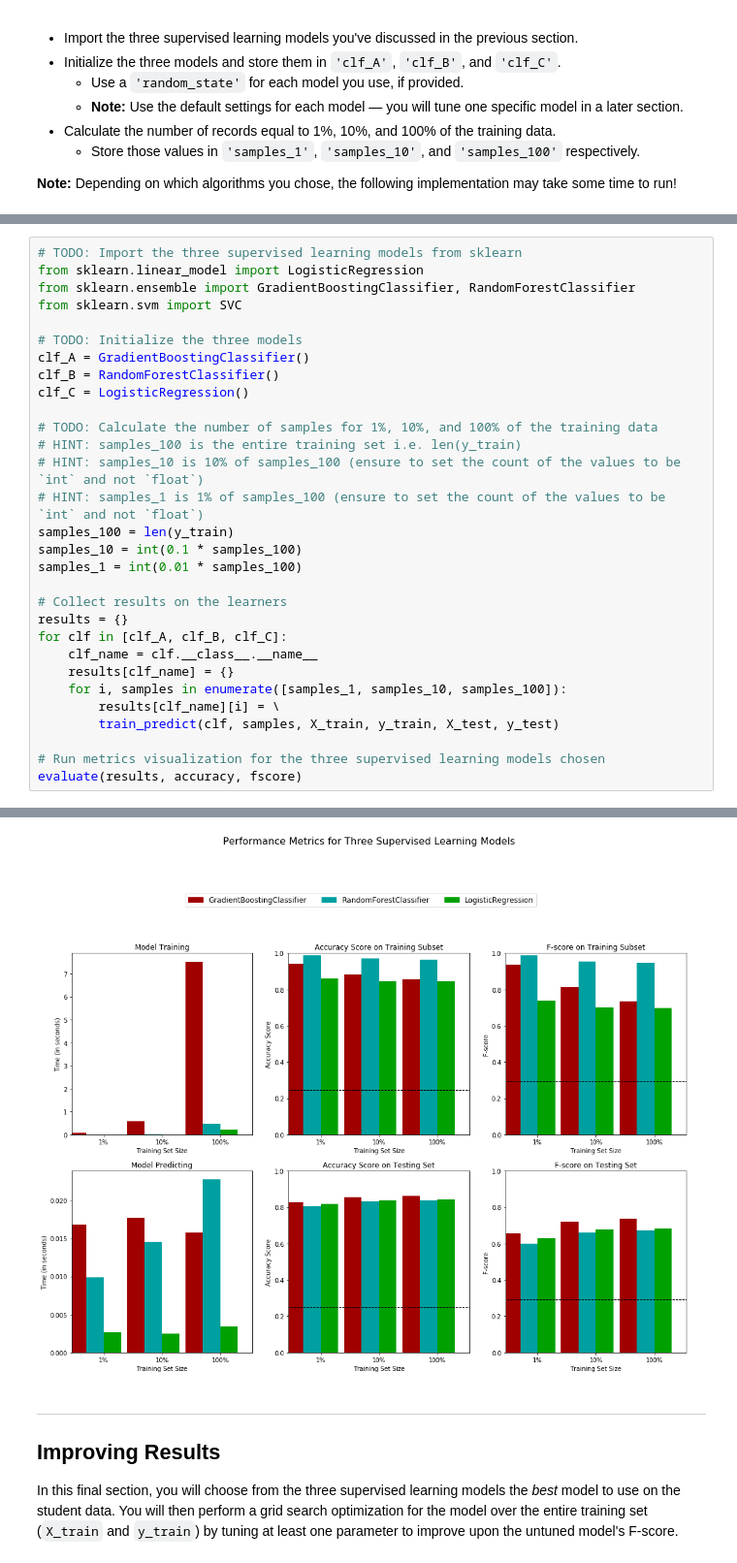
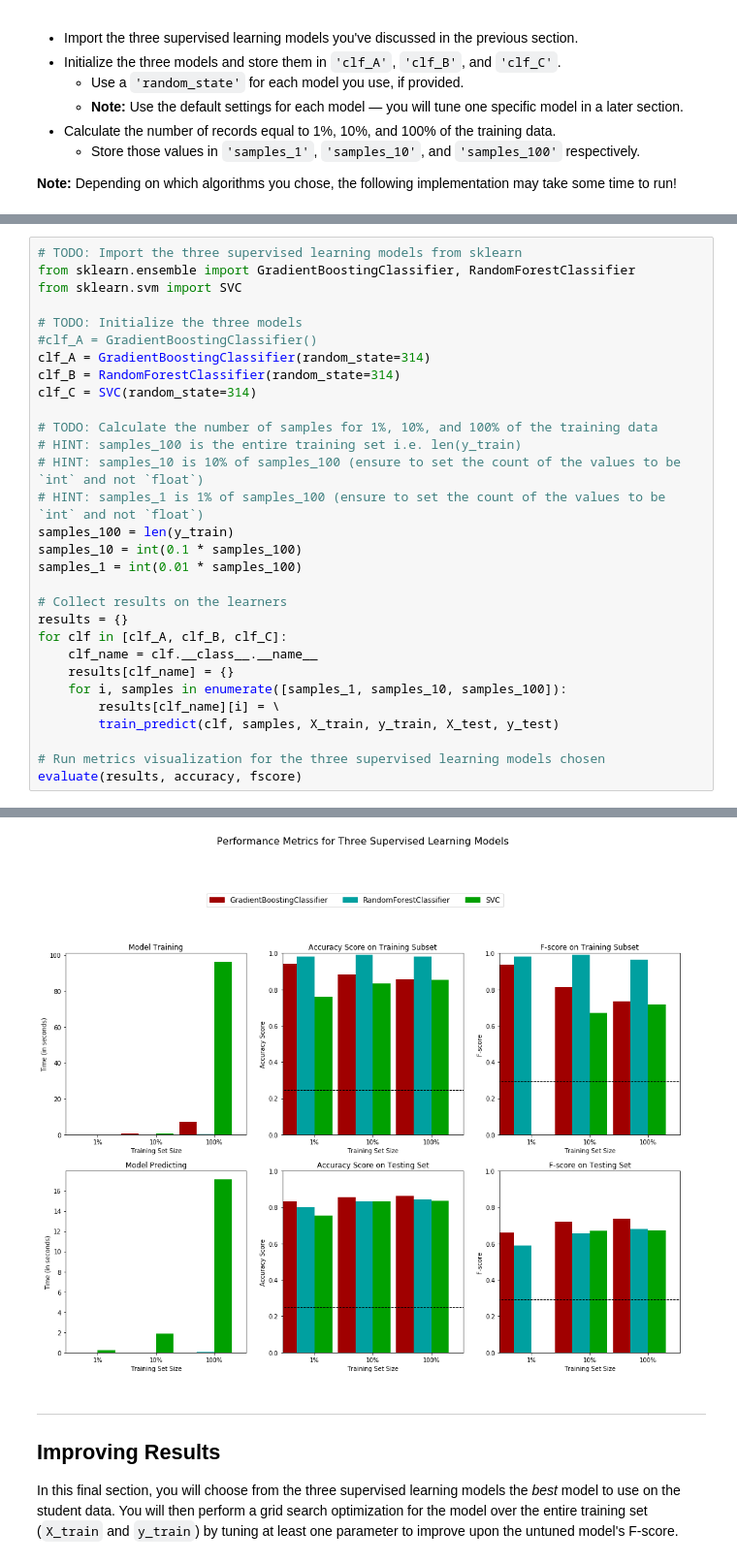
Before and after one commit to japinder007/finding_donors, a Jupyter notebook: finding_donors.ipynb, the cells around one changed output, grey strips where cells are left out. Shown: that part at 97% size. Saved outputs shown, nothing was run; the diff lists cells and outputs as text.

```diff
--- a/finding_donors.ipynb
+++ b/finding_donors.ipynb
@@ -434,13 +457,13 @@ def evaluate(results, accuracy, f1):
 # %%
 # TODO: Import the three supervised learning models from sklearn
-from sklearn.linear_model import LogisticRegression
 from sklearn.ensemble import GradientBoostingClassifier, RandomForestClassifier
 from sklearn.svm import SVC
 
 # TODO: Initialize the three models
-clf_A = GradientBoostingClassifier()
-clf_B = RandomForestClassifier()
-clf_C = LogisticRegression()
+#clf_A = GradientBoostingClassifier()
+clf_A = GradientBoostingClassifier(random_state=314)
+clf_B = RandomForestClassifier(random_state=314)
+clf_C = SVC(random_state=314)
 
 # TODO: Calculate the number of samples for 1%, 10%, and 100% of the training data
 # HINT: samples_100 is the entire training set i.e. len(y_train)
@@ -474,4 +497,4 @@ LogisticRegression trained on 36177 samples.
-[figure, old version]
+[figure, new version]
 # %% [markdown]
 
 ----
```
Also changed, not shown: parts of 12 cells of this notebook.
